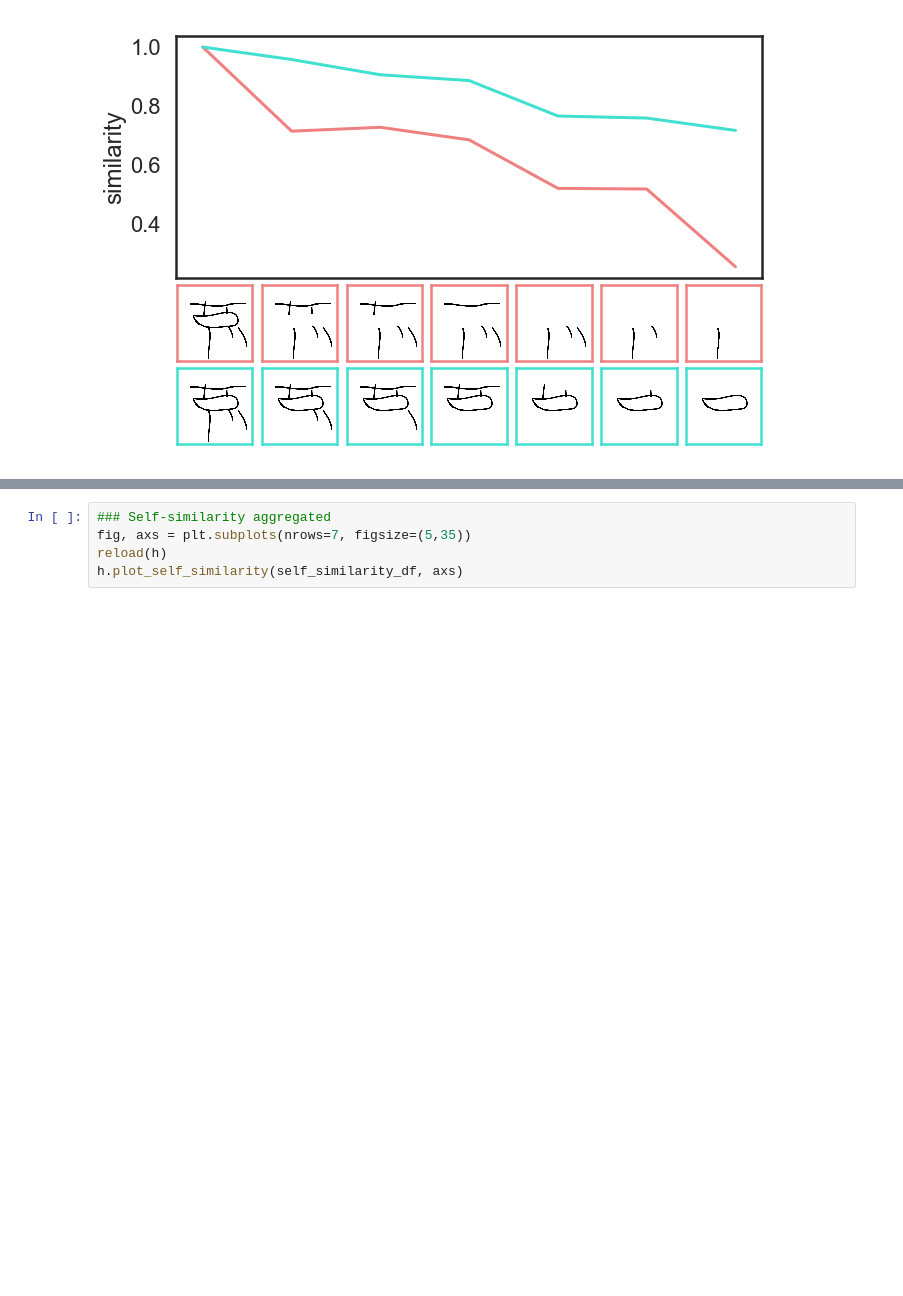
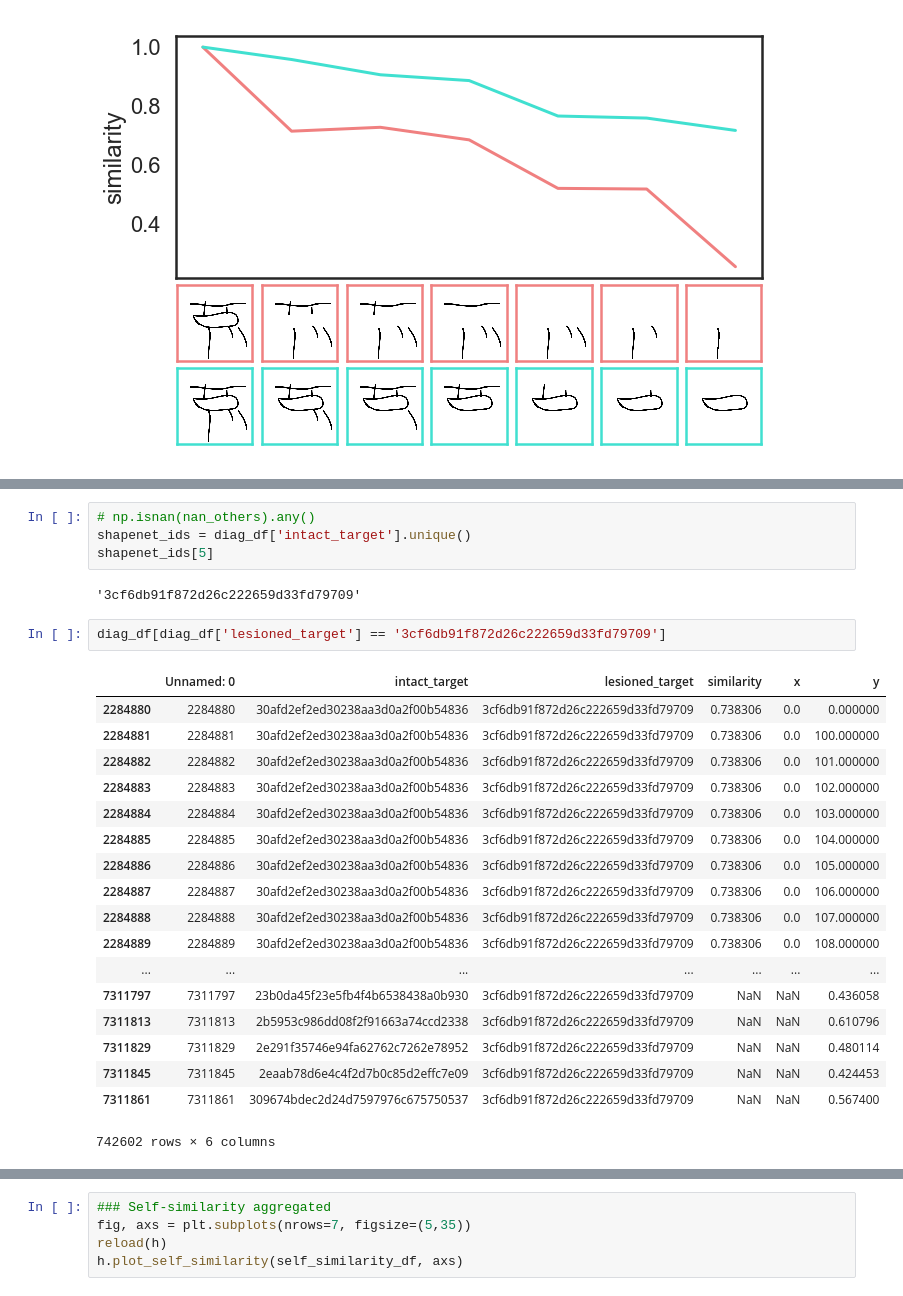
Before and after one commit to cogtoolslab/graphical_conventions_cogsci19, a Jupyter notebook: analysis/ipynb/megsano/analyze_refgame_sketches.ipynb, the cells around one changed output, grey strips where cells are left out. Cells and saved outputs as stored; diff of their text form; blank space fills up the shorter version.

```diff
--- a/analysis/ipynb/megsano/analyze_refgame_sketches.ipynb
+++ b/analysis/ipynb/megsano/analyze_refgame_sketches.ipynb
@@ -415,0 +506,27 @@ get_stroke_importance(self_similarity_df, sketch_dir, png_name)
+# %%
+# np.isnan(nan_others).any()
+shapenet_ids = diag_df['intact_target'].unique()
+shapenet_ids[5]
+# %% [output]
+'3cf6db91f872d26c222659d33fd79709'
+# %%
+diag_df[diag_df['lesioned_target'] == '3cf6db91f872d26c222659d33fd79709']
+# %% [output]
+|  | Unnamed: 0 | intact_target | lesioned_target | similarity | x | y |
+| 2284880 | 2284880 | 30afd2ef2ed30238aa3d0a2f00b54836 | 3cf6db91f872d26c222659d33fd79709 | 0.738306 | 0.0 | 0.000000 |
+| 2284881 | 2284881 | 30afd2ef2ed30238aa3d0a2f00b54836 | 3cf6db91f872d26c222659d33fd79709 | 0.738306 | 0.0 | 100.000000 |
+| 2284882 | 2284882 | 30afd2ef2ed30238aa3d0a2f00b54836 | 3cf6db91f872d26c222659d33fd79709 | 0.738306 | 0.0 | 101.000000 |
+| 2284883 | 2284883 | 30afd2ef2ed30238aa3d0a2f00b54836 | 3cf6db91f872d26c222659d33fd79709 | 0.738306 | 0.0 | 102.000000 |
+| 2284884 | 2284884 | 30afd2ef2ed30238aa3d0a2f00b54836 | 3cf6db91f872d26c222659d33fd79709 | 0.738306 | 0.0 | 103.000000 |
+| 2284885 | 2284885 | 30afd2ef2ed30238aa3d0a2f00b54836 | 3cf6db91f872d26c222659d33fd79709 | 0.738306 | 0.0 | 104.000000 |
+| 2284886 | 2284886 | 30afd2ef2ed30238aa3d0a2f00b54836 | 3cf6db91f872d26c222659d33fd79709 | 0.738306 | 0.0 | 105.000000 |
+| 2284887 | 2284887 | 30afd2ef2ed30238aa3d0a2f00b54836 | 3cf6db91f872d26c222659d33fd79709 | 0.738306 | 0.0 | 106.000000 |
+| 2284888 | 2284888 | 30afd2ef2ed30238aa3d0a2f00b54836 | 3cf6db91f872d26c222659d33fd79709 | 0.738306 | 0.0 | 107.000000 |
+| 2284889 | 2284889 | 30afd2ef2ed30238aa3d0a2f00b54836 | 3cf6db91f872d26c222659d33fd79709 | 0.738306 | 0.0 | 108.000000 |
+| ... | ... | ... | ... | ... | ... | ... |
+| 7311797 | 7311797 | 23b0da45f23e5fb4f4b6538438a0b930 | 3cf6db91f872d26c222659d33fd79709 | NaN | NaN | 0.436058 |
+| 7311813 | 7311813 | 2b5953c986dd08f2f91663a74ccd2338 | 3cf6db91f872d26c222659d33fd79709 | NaN | NaN | 0.610796 |
+| 7311829 | 7311829 | 2e291f35746e94fa62762c7262e78952 | 3cf6db91f872d26c222659d33fd79709 | NaN | NaN | 0.480114 |
+| 7311845 | 7311845 | 2eaab78d6e4c4f2d7b0c85d2effc7e09 | 3cf6db91f872d26c222659d33fd79709 | NaN | NaN | 0.424453 |
+| 7311861 | 7311861 | 309674bdec2d24d7597976c675750537 | 3cf6db91f872d26c222659d33fd79709 | NaN | NaN | 0.567400 |
+742602 rows × 6 columns
```
Also changed, not shown: parts of 45 cells of this notebook, 1 other file.
